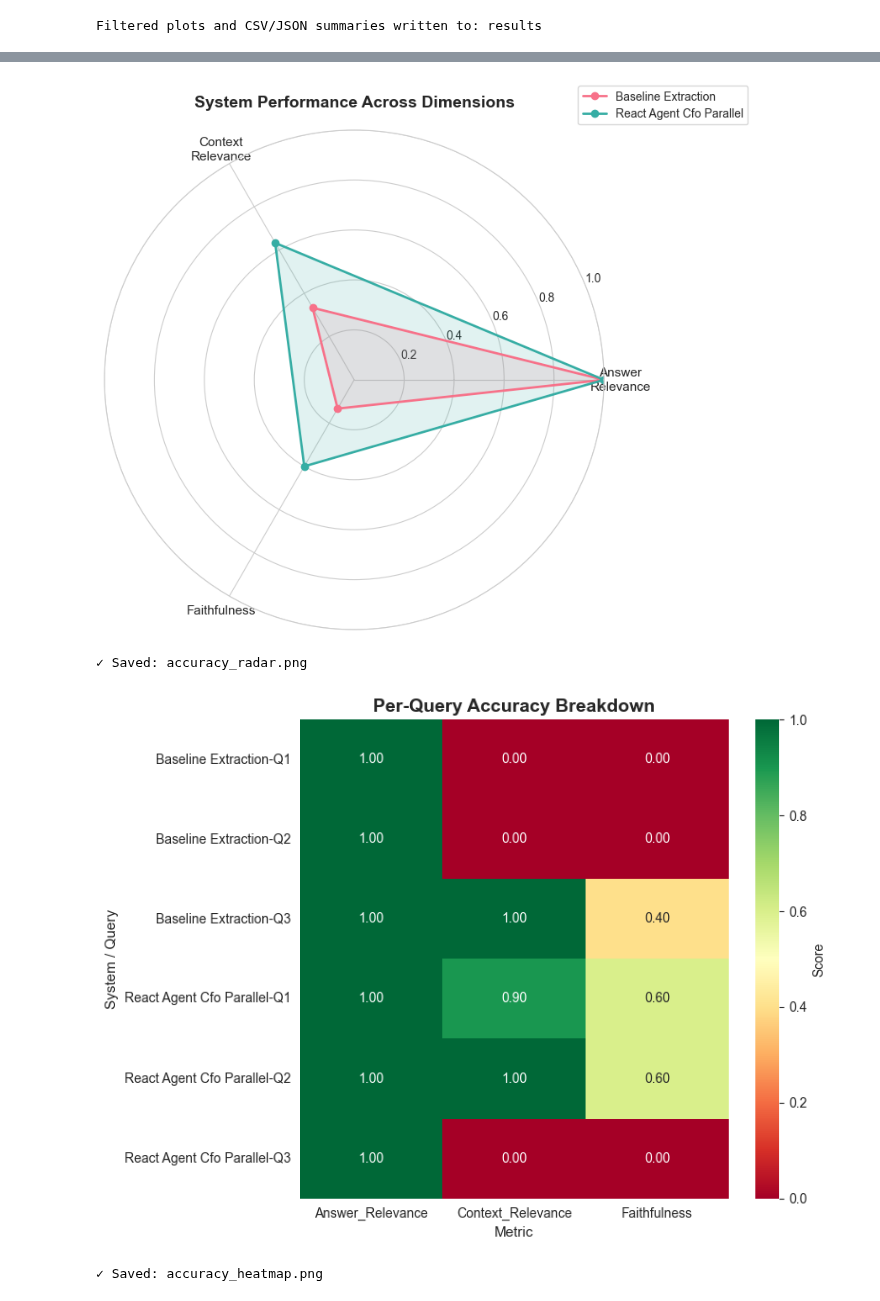
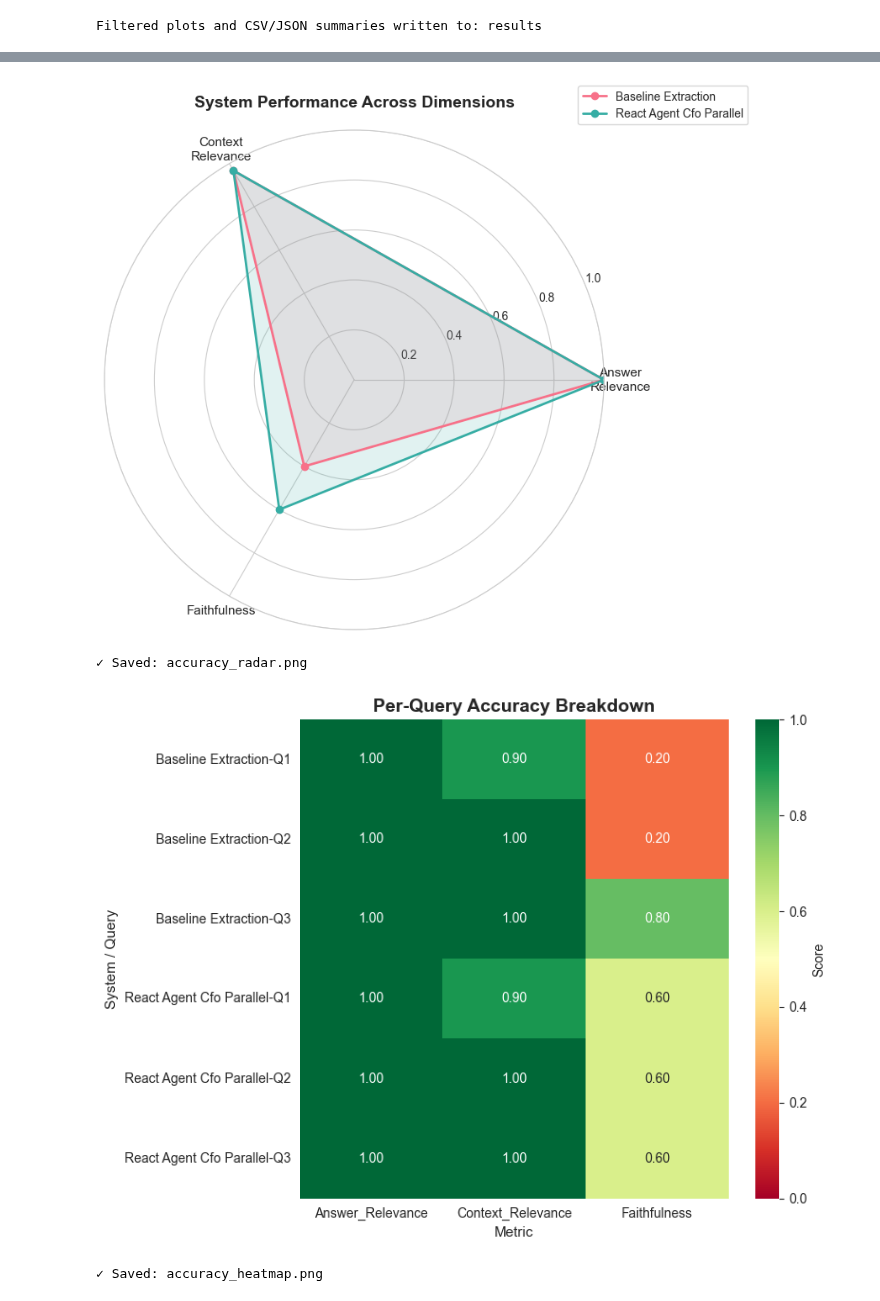
Before and after one commit to Marcusayay/PTO_ICT3113_Grp11, a Jupyter notebook: Agent_CFO_Project_V4_TEST.ipynb, the cells around one changed output, grey strips where cells are left out. Cells and saved outputs as stored; diff of their text form; code cells hidden in the pictures.

Commit message:
evaluation citations missing for baseline and cfo fixed

```diff
--- a/Agent_CFO_Project_V4_TEST.ipynb
+++ b/Agent_CFO_Project_V4_TEST.ipynb
@@ -5039,16 +5070,29 @@ class AccuracyEvaluator:
 # EVALUATION RUNNER
 # ============================================================================
 def extract_citations_from_answer(answer: str) -> List[Dict[str, Any]]:
-    # Matches patterns like [2Q24_CFO_presentation p.6]
-    pattern = r'\[([^\]\[]+?) p\.?(\d+)\]'
-    matches = re.findall(pattern, answer)
+    """
+    Extract citations from answer text, including nested bullets and Markdown formatting.
+    Returns a list of dicts: {file, page}.
+    """
+    citations = []
 
-    citations = []
-    for file, page in matches:
+    # Regex pattern for:
+    # - optional nested bullet: "- " possibly with spaces
+    # - optional year prefix: "2022: "
+    # - filename inside optional asterisks
+    # - page "p." followed by digits (allow nonbreaking space)
+    pattern = re.compile(
+        r"(?:- +)?(?:\d{4}: +)?\*?([\w\-\u2011]+(?:\.?\w+)*)\*?\s+p[.\u202f]*(\d+)",
+        flags=re.UNICODE
+    )
+
+    for match in pattern.finditer(answer):
+        file_name, page = match.groups()
         citations.append({
-            "file": file.strip(),
+            "file": file_name.strip(),
             "page": int(page)
         })
+
     return citations
 
 
@@ -5330,5 +5374,5 @@ Step 2: Generating visualizations...
 ✓ Saved: accuracy_comparison.png
-[figure, old version]
+[figure, new version]
 ✓ Saved: accuracy_radar.png
-[figure, old version]
+[figure, new version]
 ✓ Saved: accuracy_heatmap.png
```
Also changed, not shown: parts of 2 cells of this notebook, 7 other files.
